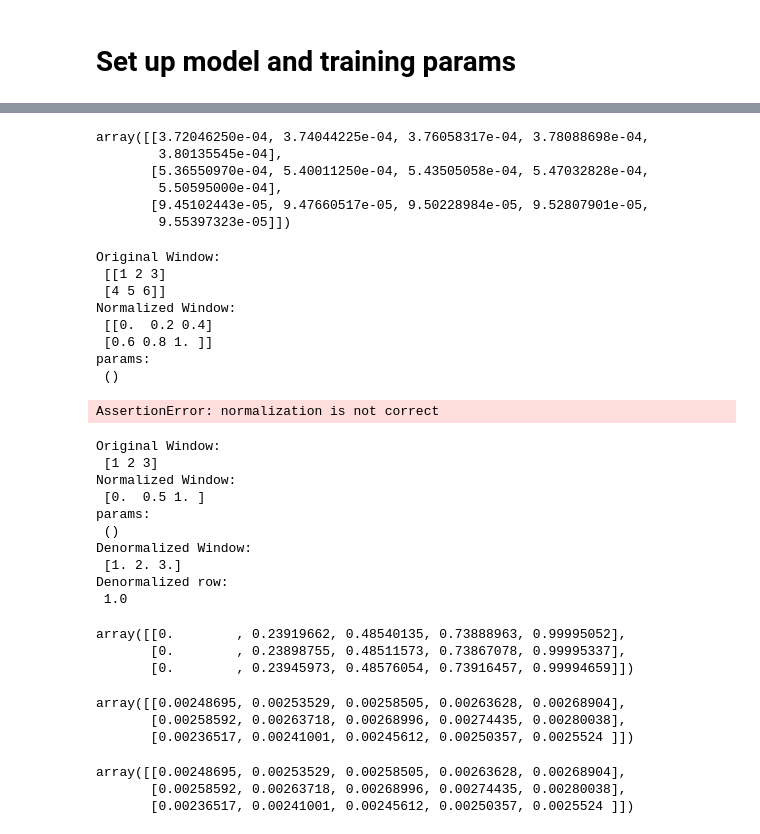
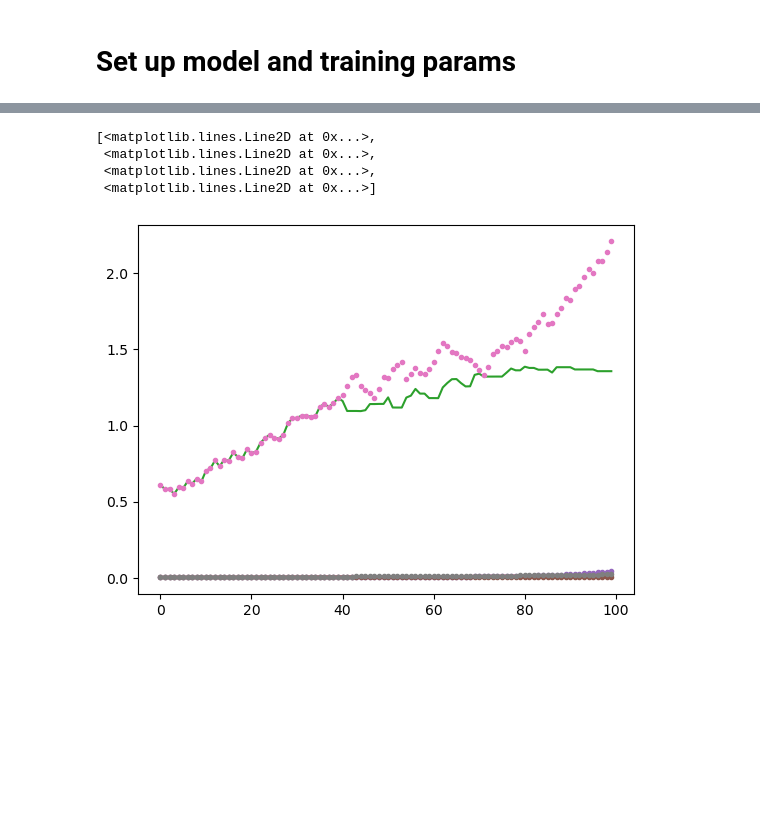
Before and after one commit to seyedasadzadeh/degradation-transformer, a Jupyter notebook: main.ipynb, the cells around one changed output, grey strips where cells are left out. Drawn from its saved outputs; the diff is of its cells as text; code cells hidden in the pictures; blank space fills up the shorter version.

```diff
--- a/main.ipynb
+++ b/main.ipynb
@@ -144,10 +146,0 @@ plt.plot(test_episodes[59:61, ].T, '.')
-# %%
-batch = test_episodes[59:62,:5]
-batch
-# %% [output]
-array([[3.72046250e-04, 3.74044225e-04, 3.76058317e-04, 3.78088698e-04,
-        3.80135545e-04],
-       [5.36550970e-04, 5.40011250e-04, 5.43505058e-04, 5.47032828e-04,
-        5.50595000e-04],
-       [9.45102443e-05, 9.47660517e-05, 9.50228984e-05, 9.52807901e-05,
-        9.55397323e-05]])
@@ -214,25 +146,0 @@ def test_normalizer_1d():
-# %%
-test_normalizer_2d()
-# %% [output]
-Original Window:
- [[1 2 3]
- [4 5 6]]
-Normalized Window:
- [[0.  0.2 0.4]
- [0.6 0.8 1. ]]
-params:
- ()
-AssertionError: normalization is not correct
-# %%
-test_normalizer_1d()
-# %% [output]
-Original Window:
- [1 2 3]
-Normalized Window:
- [0.  0.5 1. ]
-params:
- ()
-Denormalized Window:
- [1. 2. 3.]
-Denormalized row:
- 1.0
@@ -241,18 +147,9 @@ norm_batch, p1 = WindowNormalizer().normalize(batch)
-# %%
-norm_batch
-# %% [output]
-array([[0.        , 0.23919662, 0.48540135, 0.73888963, 0.99995052],
-       [0.        , 0.23898755, 0.48511573, 0.73867078, 0.99995337],
-       [0.        , 0.23945973, 0.48576054, 0.73916457, 0.99994659]])
-# %%
-WindowNormalizer().denormalize(norm_batch, p1)
-# %% [output]
-array([[0.00248695, 0.00253529, 0.00258505, 0.00263628, 0.00268904],
-       [0.00258592, 0.00263718, 0.00268996, 0.00274435, 0.00280038],
-       [0.00236517, 0.00241001, 0.00245612, 0.00250357, 0.0025524 ]])
-# %%
-batch
-# %% [output]
-array([[0.00248695, 0.00253529, 0.00258505, 0.00263628, 0.00268904],
-       [0.00258592, 0.00263718, 0.00268996, 0.00274435, 0.00280038],
-       [0.00236517, 0.00241001, 0.00245612, 0.00250357, 0.0025524 ]])
+# %%
+plt.plot(learner.predict(train_episodes[108:112,:context_window], num_periods=100-context_window).T)
+plt.plot(train_episodes[108:112, ].T, '.')
+# %% [output]
+[<matplotlib.lines.Line2D at 0x...>,
+ <matplotlib.lines.Line2D at 0x...>,
+ <matplotlib.lines.Line2D at 0x...>,
+ <matplotlib.lines.Line2D at 0x...>]
+[figure, added]
```
Also changed, not shown: parts of 23 cells of this notebook, 1 other file.
